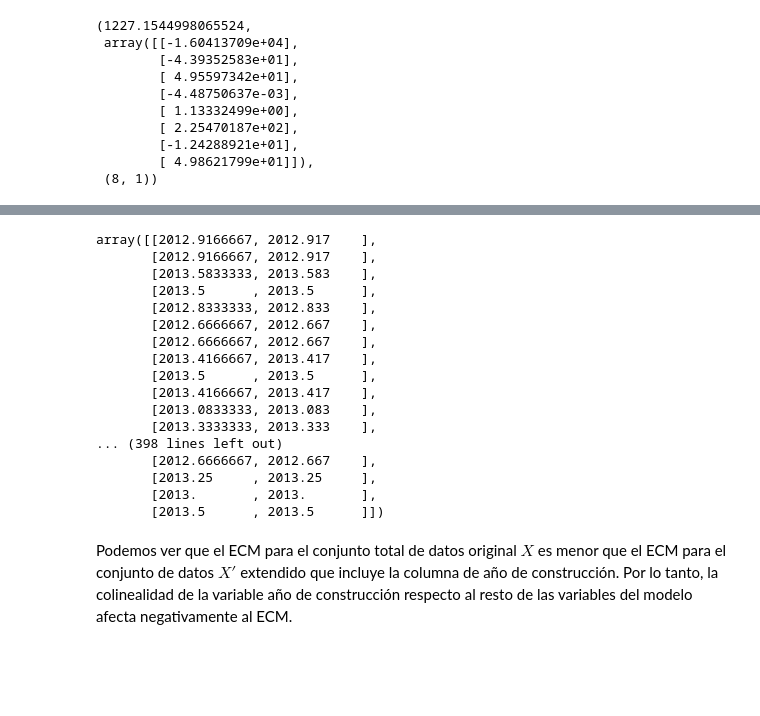
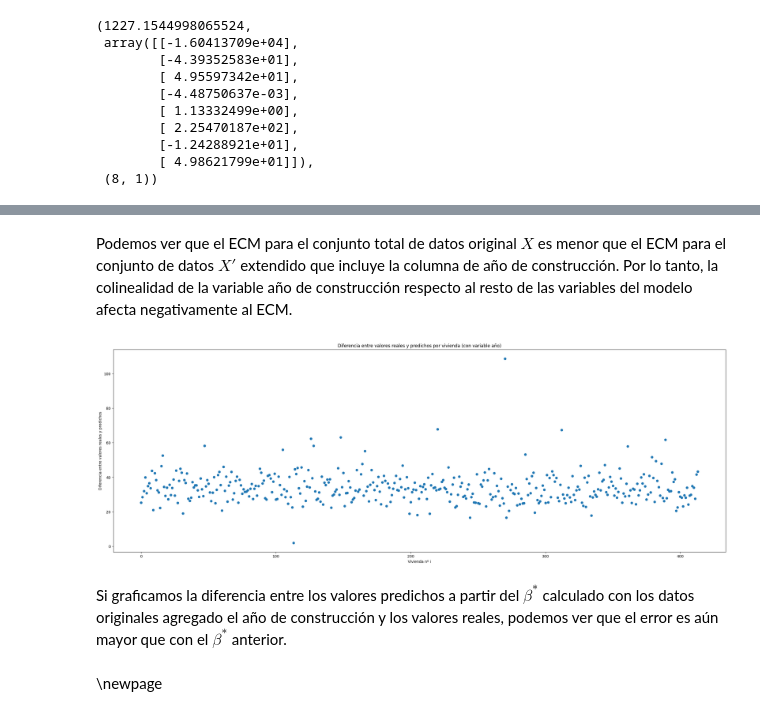
Before and after one commit to IgnacioPardo/Metodos_TP1, a Jupyter notebook: TP1.ipynb, the cells around one changed output, grey strips where cells are left out. Cells and saved outputs as stored; diff of their text form; code cells hidden in the pictures; blank space fills up the shorter version.

```diff
--- a/TP1.ipynb
+++ b/TP1.ipynb
@@ -649,23 +686,16 @@ ECM(y_matrix_alt, y_pred_ext_alt), b_ext_alt, b_ext_alt.shape
-# %%
-np.concatenate((trans_date, trans_date_alt), axis=1)
-# %% [output]
-array([[2012.9166667, 2012.917    ],
-       [2012.9166667, 2012.917    ],
-       [2013.5833333, 2013.583    ],
-       [2013.5      , 2013.5      ],
-       [2012.8333333, 2012.833    ],
-       [2012.6666667, 2012.667    ],
-       [2012.6666667, 2012.667    ],
-       [2013.4166667, 2013.417    ],
-       [2013.5      , 2013.5      ],
-       [2013.4166667, 2013.417    ],
-       [2013.0833333, 2013.083    ],
-       [2013.3333333, 2013.333    ],
-... (398 lines left out)
-       [2012.6666667, 2012.667    ],
-       [2013.25     , 2013.25     ],
-       [2013.       , 2013.       ],
-       [2013.5      , 2013.5      ]])
 # %% [markdown]
 Podemos ver que el ECM para el conjunto total de datos original $X$ es menor que el ECM para el conjunto de datos $X'$ extendido que incluye la columna de año de construcción. Por lo tanto, la colinealidad de la variable año de construcción respecto al resto de las variables del modelo afecta negativamente al ECM.
+# %%
+plt.figure(figsize=(30, 10))
+plt.scatter(range(len(X_matrix)), abs(y_matrix - y_pred_ext))
+plt.title('Diferencia entre valores reales y predichos por vivienda (con variable año)')
+plt.xlabel('Vivienda nº i')
+plt.ylabel('Diferencia entre valores reales y predichos')
+plt.show()
+# %% [output]
+[figure, added]
+# %% [markdown]
+Si graficamos la diferencia entre los valores predichos a partir del $\beta^{*}$ calculado con los datos originales agregado el año de construcción y los valores reales, podemos ver que el error es aún mayor que con el $\beta^{*}$ anterior.
+# %% [markdown]
+\newpage
 # %% [markdown]
```
Also changed, not shown: parts of 28 cells of this notebook, 2 other files.
